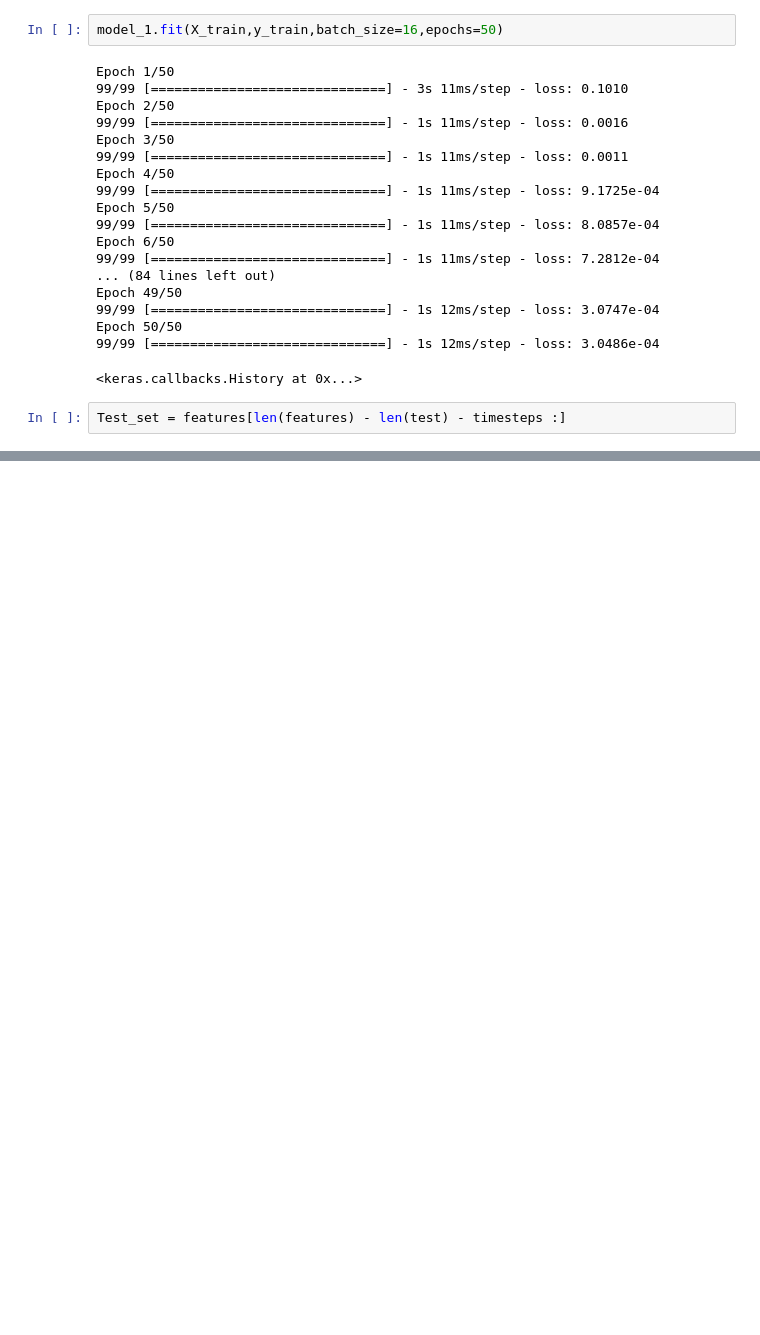
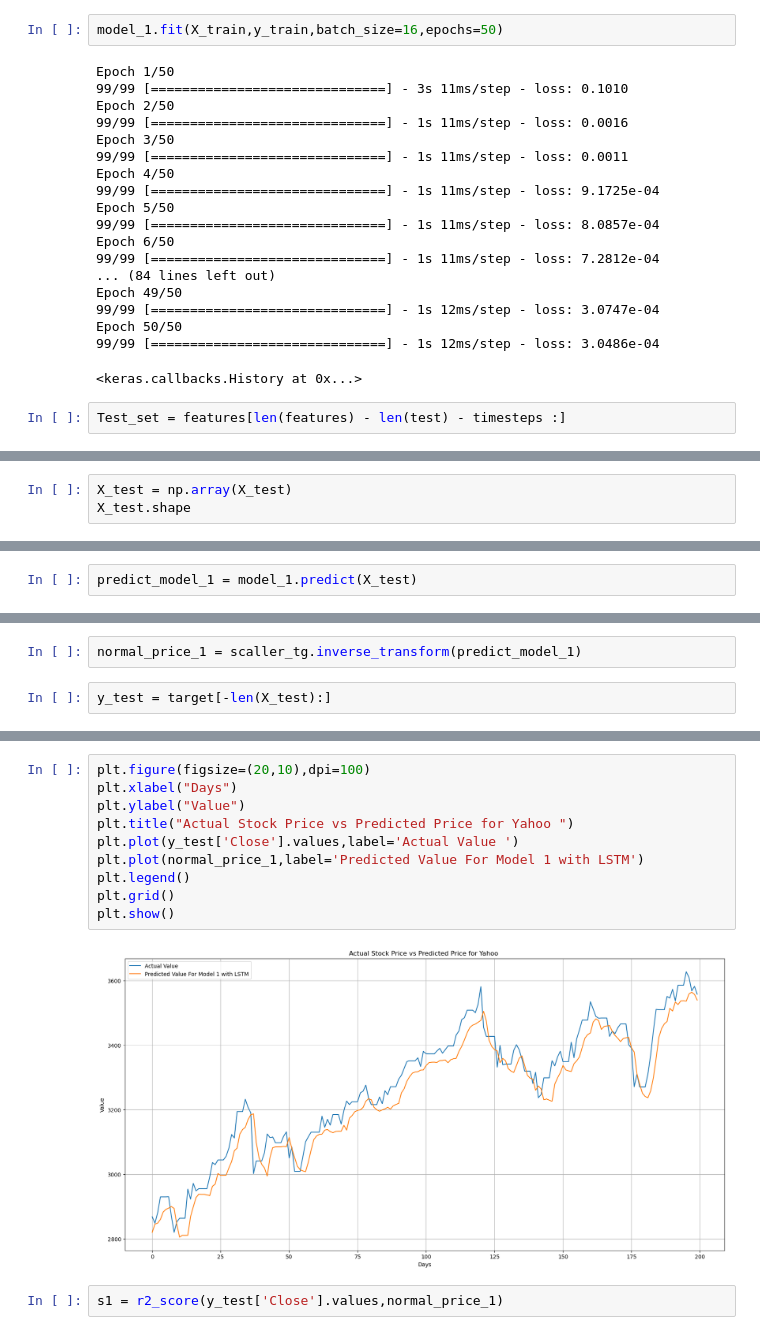
Before and after one commit to isoori/yahoo-price, a Jupyter notebook: Untitled.ipynb, the cells around one changed output, grey strips where cells are left out. Drawn from its saved outputs; the diff is of its cells as text; blank space fills up the shorter version.

```diff
--- a/Untitled.ipynb
+++ b/Untitled.ipynb
@@ -233,0 +242,3 @@ te
+# %%
+X_test = np.array(X_test)
+X_test.shape
@@ -233,0 +247,2 @@ te
+# %%
+predict_model_1 = model_1.predict(X_test)
@@ -233,0 +251,4 @@ te
+# %%
+normal_price_1 = scaller_tg.inverse_transform(predict_model_1)
+# %%
+y_test = target[-len(X_test):]
@@ -233,0 +270,14 @@ te
+# %%
+plt.figure(figsize=(20,10),dpi=100)
+plt.xlabel("Days")
+plt.ylabel("Value")
+plt.title("Actual Stock Price vs Predicted Price for Yahoo ")
+plt.plot(y_test['Close'].values,label='Actual Value ')
+plt.plot(normal_price_1,label='Predicted Value For Model 1 with LSTM')
+plt.legend()
+plt.grid()
+plt.show()
+# %% [output]
+[figure, added]
+# %%
+s1 = r2_score(y_test['Close'].values,normal_price_1)
```
Also changed, not shown: parts of 6 cells of this notebook.
